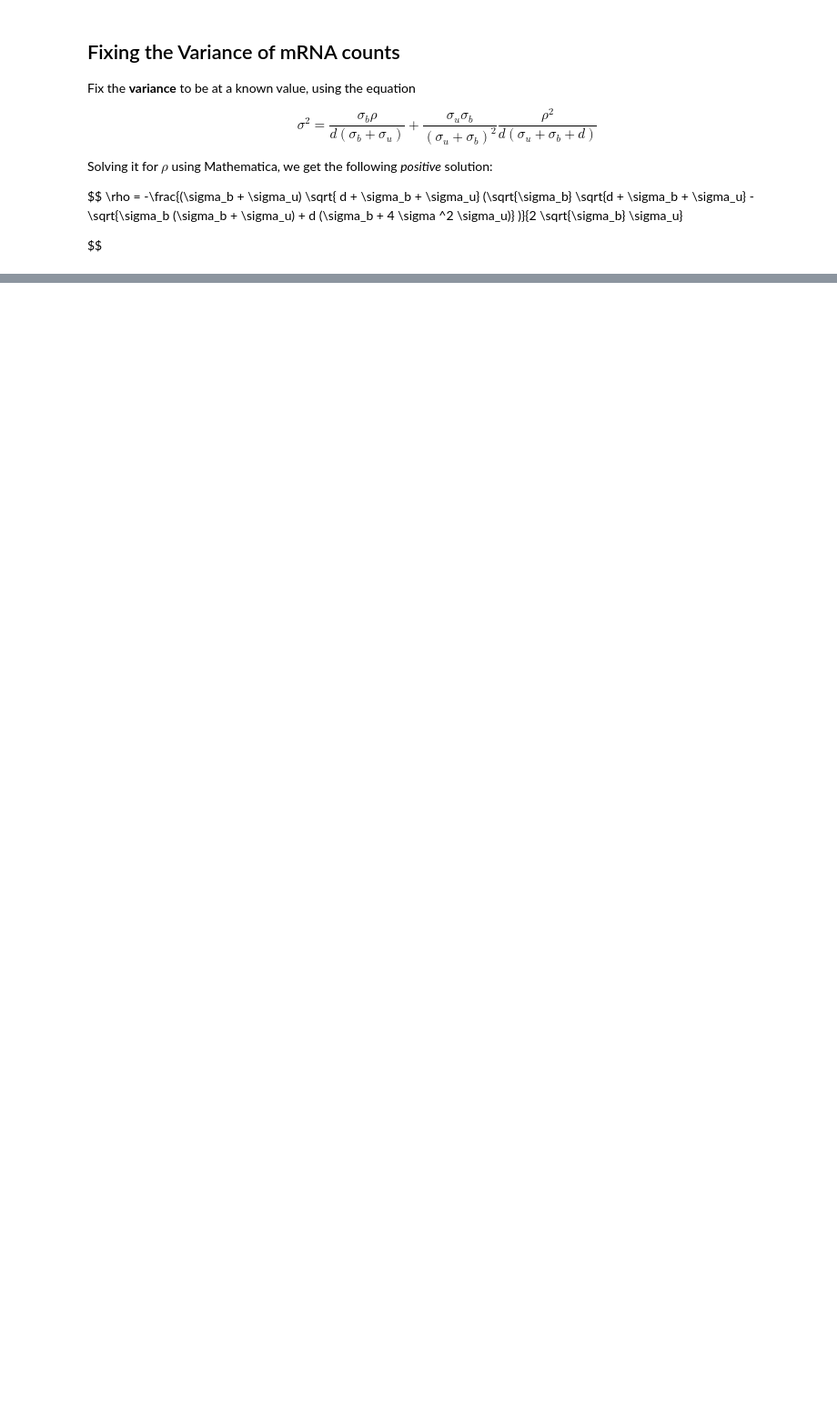
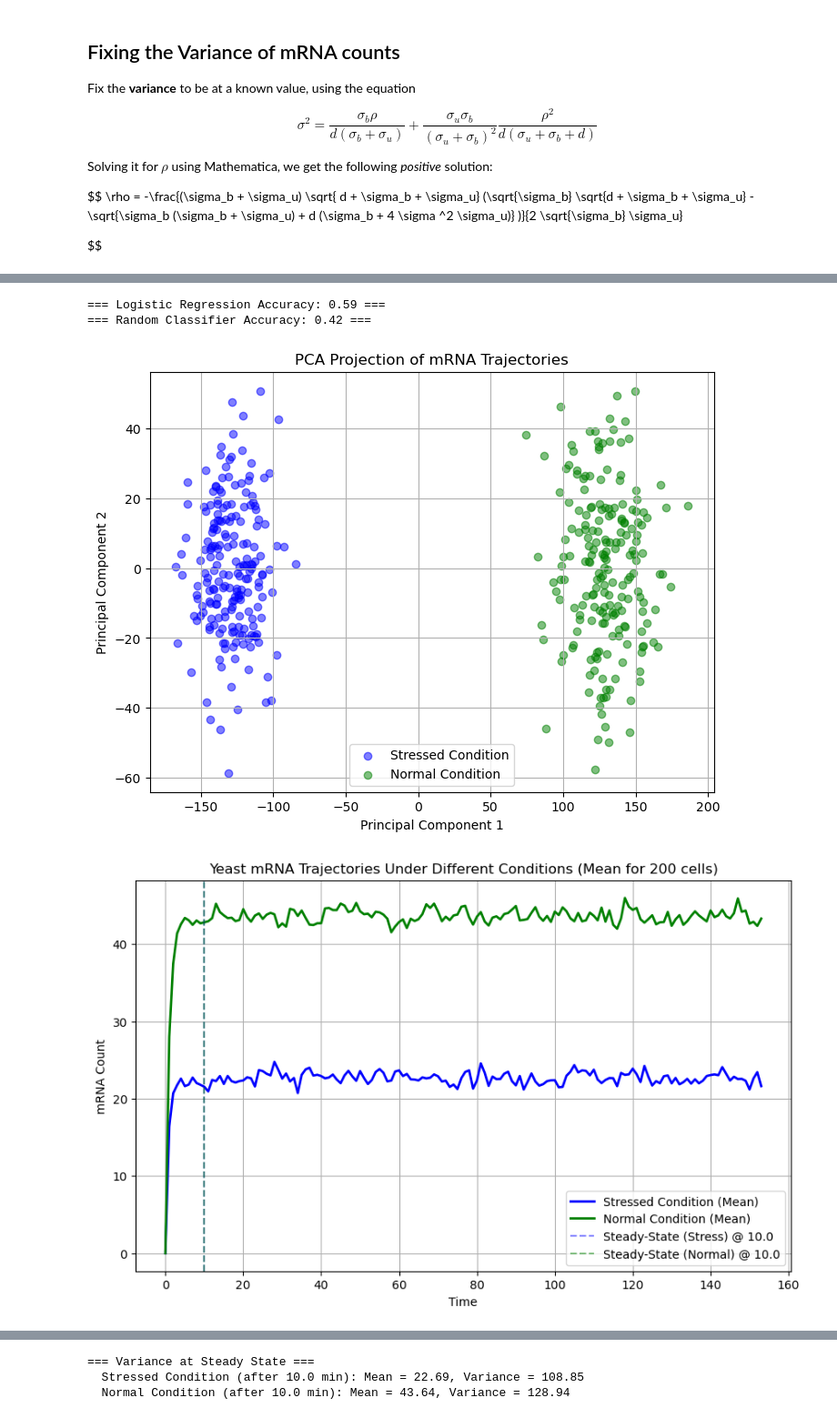
Before and after one commit to GrignardReagent/SSA, a Jupyter notebook: notebooks/fix_mean_and_variance.ipynb, the cells around one changed output, grey strips where cells are left out. Shown at 91% size. Drawn from its saved outputs; the diff is of its cells as text; code cells hidden in the pictures; blank space fills up the shorter version.

```diff
--- a/notebooks/fix_mean_and_variance.ipynb
+++ b/notebooks/fix_mean_and_variance.ipynb
@@ -283,0 +425,42 @@ Please also refer to the documentation for alternative solver options:
+# %%
+# Set up simulation parameters
+# get the min degradation rate
+min_d = min([param_set['d'] for param_set in parameter_sets])
+# get the time point after which the system reaches steady state
+steady_state_time = int(10 / min_d)
+
+# !! Use np.arange to make sure evenly spaced values within a given interval, to match how exp data is collected at set time intervals !!
+time_points = np.arange(0, 144.0, 1.0)  # Time range: start, stop, step;
+# 144 time points: to match experimental conditions, where typically a photo is taken every 5 min over 12 hours --> 144 time points
+# extend time points to account for steady state
+extended_time_points = np.arange(time_points[0],
+                                 len(time_points) + steady_state_time,
+                                 time_points[1] - time_points[0])
+
+size = 200  # size of the simulation needs to be big enough for this particular system to reach steady state
+
+# Run the simulation function
+df_results = simulate_two_telegraph_model_systems(parameter_sets, extended_time_points, size)
+
+# Save dataset for ML classification
+output_file = f"data/mRNA_trajectories_var_mean_fixed_{variance_target}_{mu_target}.csv"
+df_results.to_csv(output_file, index=False)
+
+# Extract mRNA trajectories for each condition
+stress_trajectories = df_results[df_results['label'] == 0].iloc[:, 1:].values  # Stressed Condition
+normal_trajectories = df_results[df_results['label'] == 1].iloc[:, 1:].values  # Normal condition
+
+# report the mean and variance of the mRNA counts at steady state
+report =  statistical_report(parameter_sets, stress_trajectories, normal_trajectories)
+X_train, X_test, y_train, y_test = load_and_split_data(output_file)
+svm_accuracy = svm_classifier(X_train, X_test, y_train, y_test)
+rf_accuracy = random_forest_classifier(X_train, X_test, y_train, y_test)
+log_reg_accuracy = logistic_regression_classifier(X_train, X_test, y_train, y_test)
+random_accuracy = random_classifier(y_test)
+pca_plot(output_file)
+
+# Plots
+plot_mRNA_trajectory(parameter_sets, extended_time_points, stress_trajectories, normal_trajectories)
+plot_mRNA_variance(parameter_sets, extended_time_points, stress_trajectories, normal_trajectories)
+plot_mRNA_dist(parameter_sets, stress_trajectories, normal_trajectories)
+# %% [output]
@@ -283,0 +490,4 @@ Please also refer to the documentation for alternative solver options:
+=== Logistic Regression Accuracy: 0.59 ===
+=== Random Classifier Accuracy: 0.42 ===
+[figure, added]
+[figure, added]
@@ -283,0 +495,3 @@ Please also refer to the documentation for alternative solver options:
+=== Variance at Steady State ===
+  Stressed Condition (after 10.0 min): Mean = 22.69, Variance = 108.85
+  Normal Condition (after 10.0 min): Mean = 43.64, Variance = 128.94
```
Also changed, not shown: parts of 14 cells of this notebook, 6 other files.
